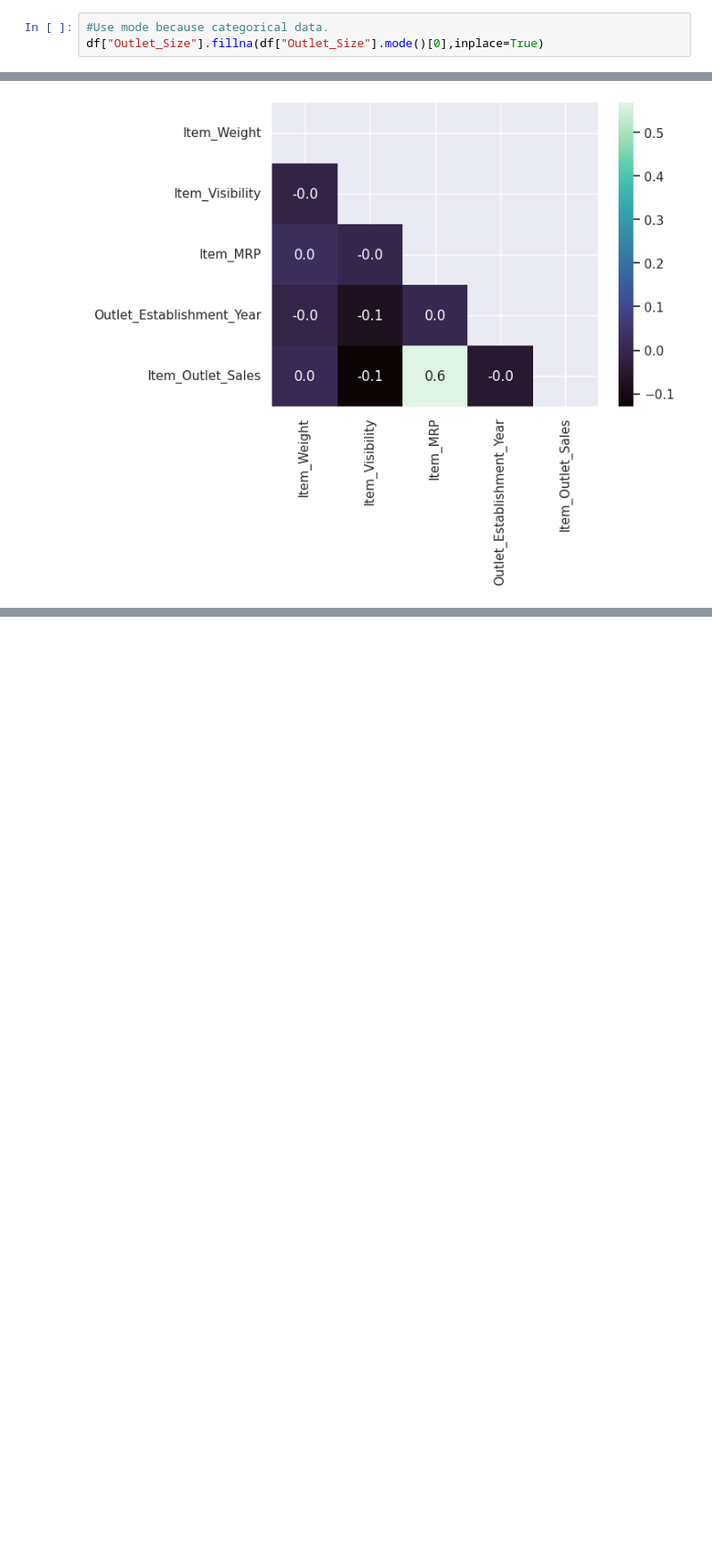
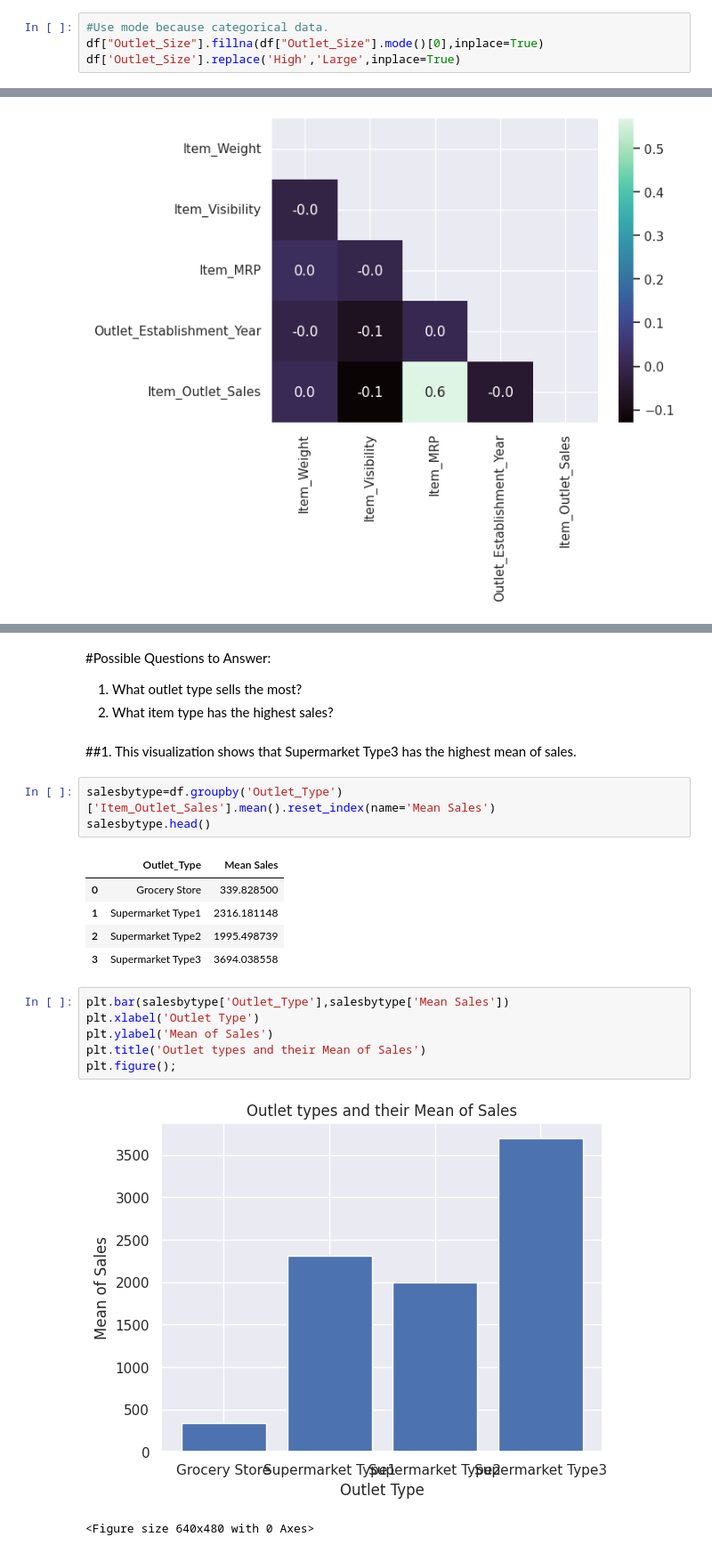
Before and after one commit to MikeyClausen/Prediction-of-Product-Sales, a Jupyter notebook: p1p3.ipynb, the cells around one changed output, grey strips where cells are left out. Shown: that part at 89% size. Cells and saved outputs as stored; diff of their text form; blank space fills up the shorter version.

```diff
--- a/p1p3.ipynb
+++ b/p1p3.ipynb
@@ -126,6 +126,7 @@ df['Item_Weight'].fillna(df['Item_Weight'].mean(), inplace=True)
 # %%
 #Use mode because categorical data.
 df["Outlet_Size"].fillna(df["Outlet_Size"].mode()[0],inplace=True)
+df['Outlet_Size'].replace('High','Large',inplace=True)
 # %% [markdown]
 #6. Confirm that there are no missing values after addressing them.
 # %%
@@ -279,0 +301,25 @@ ax=sns.heatmap(corr,cmap='mako',annot=True,fmt = '.1f',mask=mask);
+# %% [markdown]
+#Possible Questions to Answer:
+
+1.   What outlet type sells the most?
+2.   What item type has the highest sales?
+# %% [markdown]
+##1. This visualization shows that Supermarket Type3 has the highest mean of sales.
+# %%
+salesbytype=df.groupby('Outlet_Type')['Item_Outlet_Sales'].mean().reset_index(name='Mean Sales')
+salesbytype.head()
+# %% [output]
+|  | Outlet_Type | Mean Sales |
+| 0 | Grocery Store | 339.828500 |
+| 1 | Supermarket Type1 | 2316.181148 |
+| 2 | Supermarket Type2 | 1995.498739 |
+| 3 | Supermarket Type3 | 3694.038558 |
+# %%
+plt.bar(salesbytype['Outlet_Type'],salesbytype['Mean Sales'])
+plt.xlabel('Outlet Type')
+plt.ylabel('Mean of Sales')
+plt.title('Outlet types and their Mean of Sales')
+plt.figure();
+# %% [output]
+[figure, added]
+<Figure size 640x480 with 0 Axes>
```
Also changed, not shown: parts of 4 cells of this notebook.
